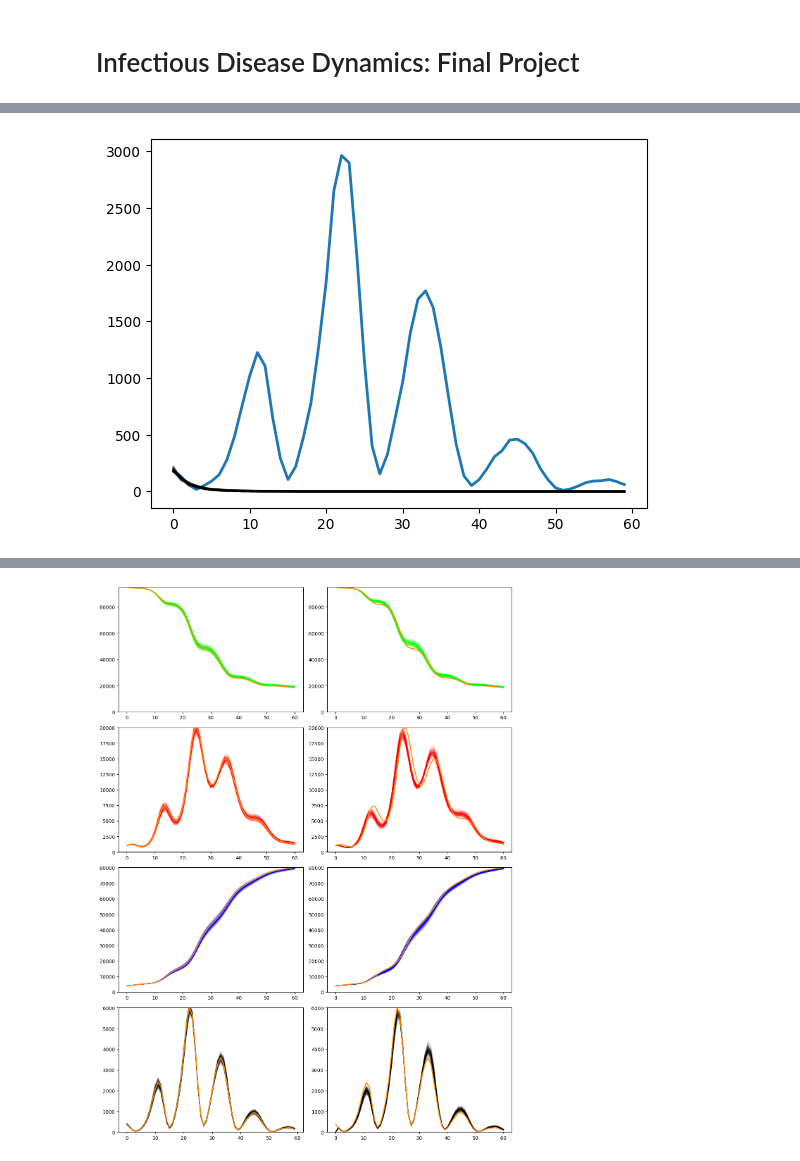
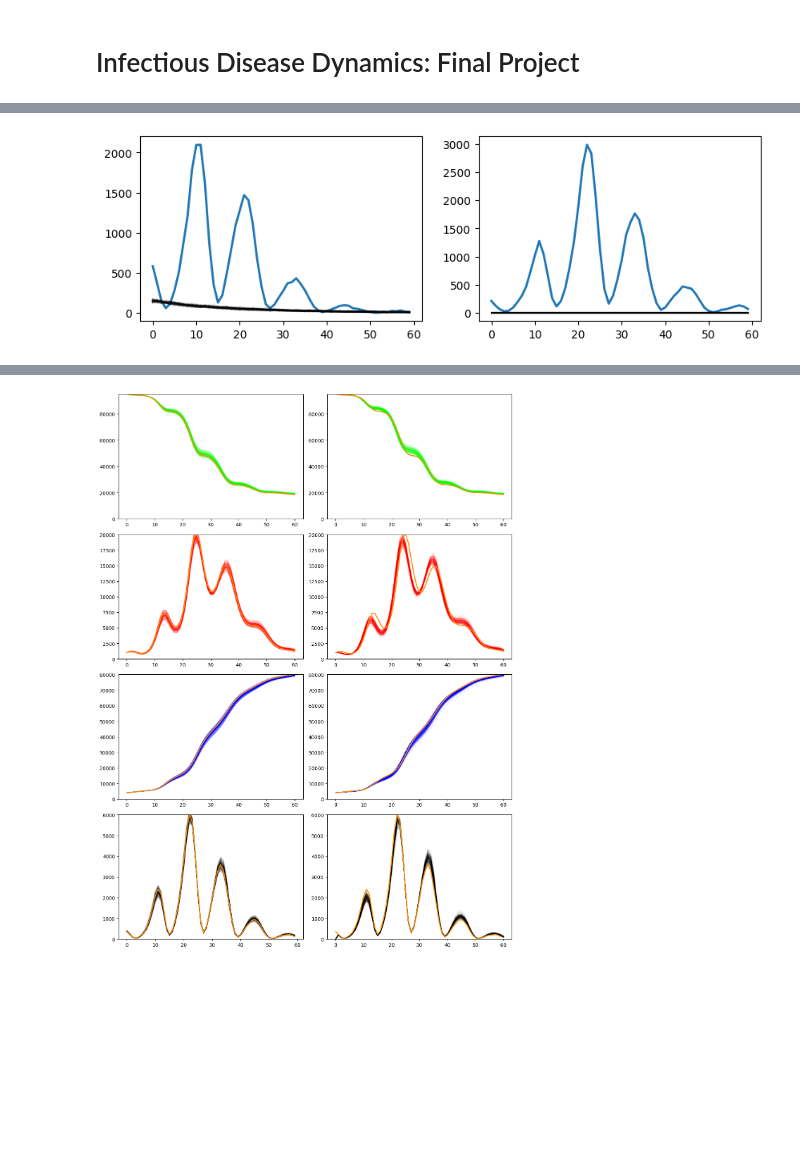
Before and after one commit to hunter-lybbert/uw-central, a Jupyter notebook: disease_dynamics/final_project/mcmc_seasonality.ipynb, the cells around one changed output, grey strips where cells are left out. Drawn from its saved outputs; the diff is of its cells as text; code cells hidden in the pictures; blank space fills up the shorter version.

```diff
--- a/disease_dynamics/final_project/mcmc_seasonality.ipynb
+++ b/disease_dynamics/final_project/mcmc_seasonality.ipynb
@@ -27,24 +28,30 @@ horrible_guess = -1e10
 
 target_beta = 2 / 5
 target_gamma = 1 / 5
-target_s_init = 0.95
-target_i_init = 0.01
-target_rho = 0.5
 target_season = .9
 target_peak = 6
+target_s_init_state_a = 0.9
+target_i_init_state_a = 0.05
+target_rho_state_a = 0.35
+target_s_init_state_b = 0.95
+target_i_init_state_b = 0.01
+target_rho_state_b = 0.5
 
 target_vector = np.array([
     np.log(target_beta),
     np.log(target_gamma),
-    logit(target_s_init),
-    logit(target_i_init / (1 - target_s_init)),
-    logit(target_rho),
     logit(target_season),
-    logit(target_peak / 12)
+    logit(target_peak / 12),
+    logit(target_s_init_state_a),
+    logit(target_i_init_state_a / (1 - target_s_init_state_a)),
+    logit(target_rho_state_a),
+    logit(target_s_init_state_b),
+    logit(target_i_init_state_b / (1 - target_s_init_state_b)),
+    logit(target_rho_state_b),
 ])
 
-proposal_standard_dev = np.array([0.05, 0.05, 0.2, 0.2, 0.2, 0.2, 0.2])
+proposal_standard_dev = np.array([0.05, 0.05, 0.2, 0.2, 0.2, 0.2, 0.2, 0.2, 0.2, 0.2])
 num_params = len(proposal_standard_dev)
 
 # Run the simulation
-data = sir_out(target_vector, rng=rng)
+data_both = sir_out(target_vector, rng=rng)
@@ -129,9 +153,9 @@ all_steps = {
 # %%
 # Running MCMC steps
 all_steps = run_mcmc(
-    5000,
+    2000,
     all_steps,
-    np.array([1, 1, 1, 1, 1, 1, 1]),  # Proposal SDs, adjust as needed
+    np.array([1, 1, 1, 1, 1, 1, 1, 1, 1, 1]),  # Proposal SDs, adjust as needed
     # np.array([0.05, 0.05, 0.2, 0.2, 0.2, 0.2, 0.2]),  # Proposal SDs, adjust as needed
     observed_data,
     rng=rng,
@@ -160,15 +185,18 @@ plt.show()
 # %%
 # Plot observed data
-plt.figure()
-plt.plot(data[:, 5], linewidth=2)  # data[,6] in R is data[:,5] in Python (0-indexed)
+fig, ax = plt.subplots(1, 2, figsize=(10, 3))
+
+ax[0].plot(observed_data[0, :], linewidth=2)  # data[,6] in R is data[:,5] in Python (0-indexed)
+ax[1].plot(observed_data[1, :], linewidth=2)  # data[,6] in R is data[:,5] in Python (0-indexed)
 
 for _ in range(40):
     out = sir_out(all_steps["chain"][:, -1], rng=rng)
-    plt.plot(out[:, 5], color=(0, 0, 0, 0.1))  # black with alpha=0.1
+    ax[0].plot(out[0][:, 5], color=(0, 0, 0, 0.1))  # black with alpha=0.1
+    ax[1].plot(out[1][:, 5], color=(0, 0, 0, 0.1))  # black with alpha=0.1
 
 plt.show()
 # %% [output]
-[figure, old version]
+[figure, new version]
 # %%
 # Plot observed data again
 plt.figure()
```
Also changed, not shown: parts of 7 cells of this notebook, 2 other files.
